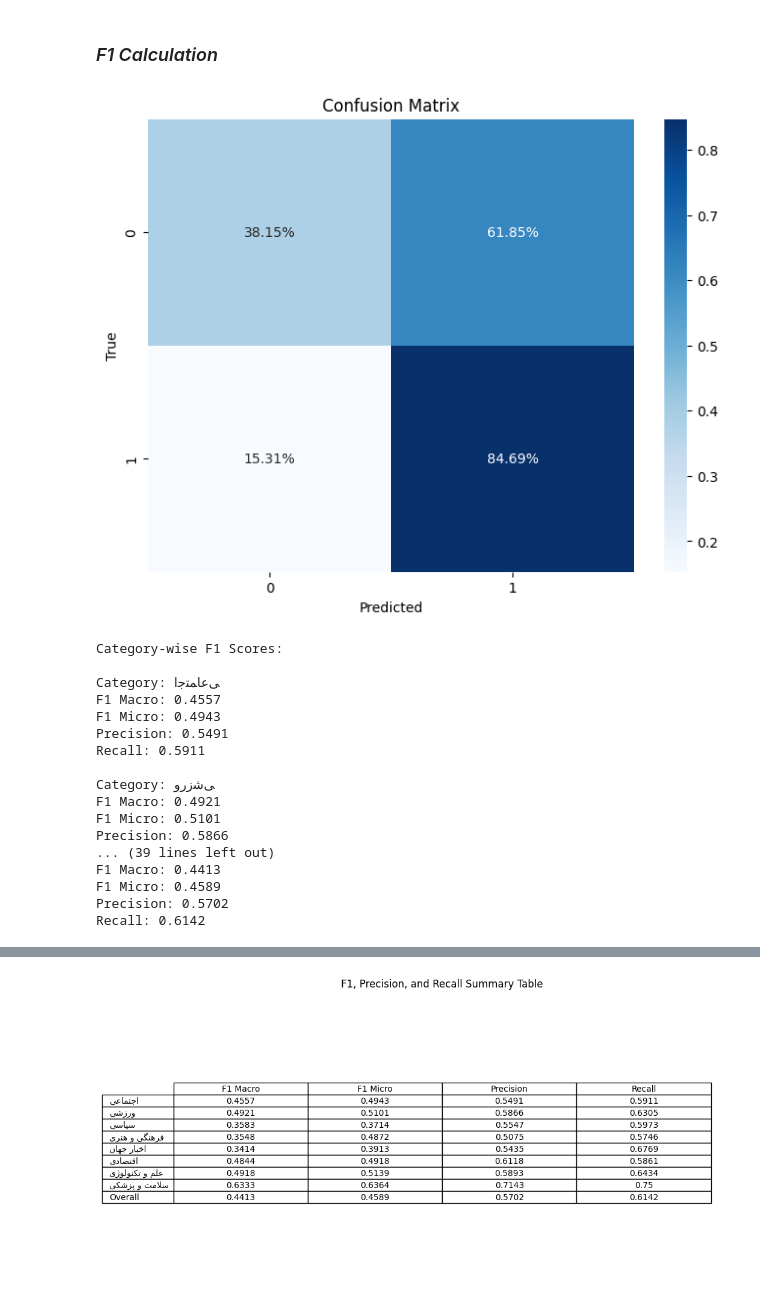
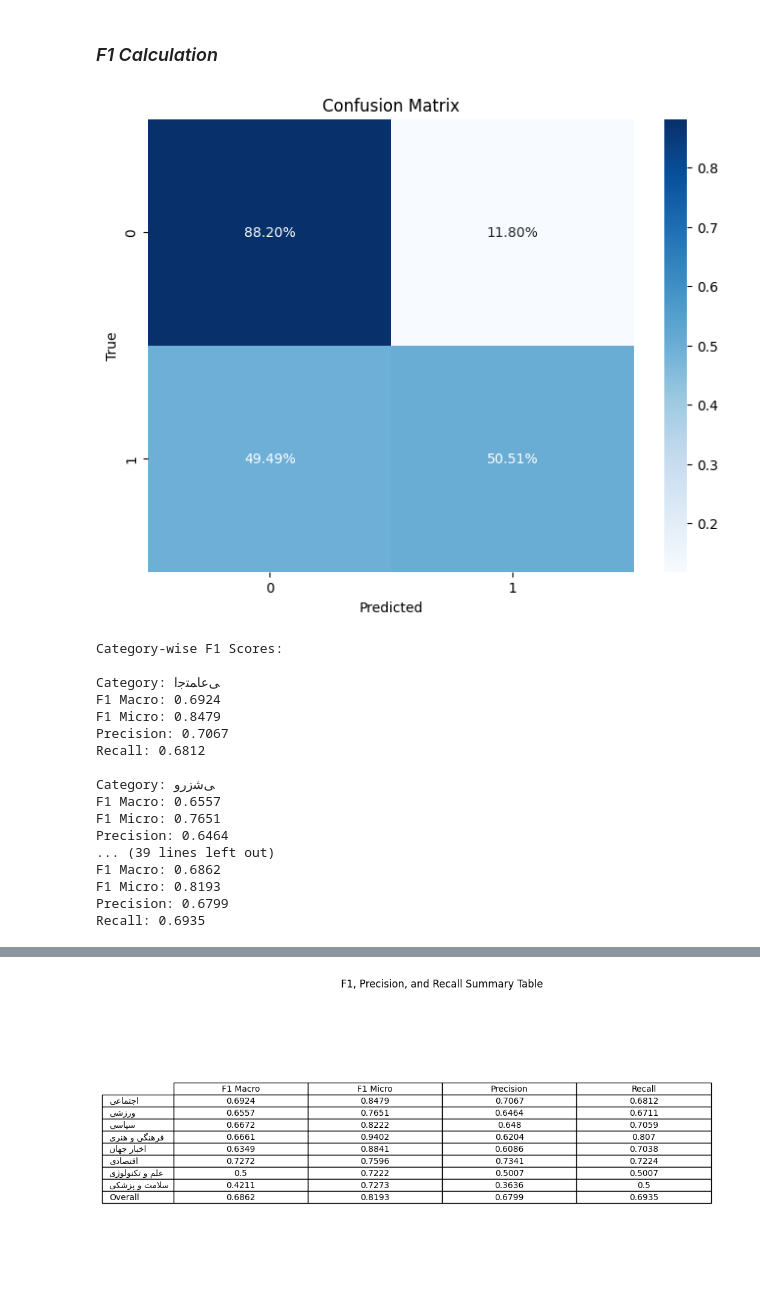
Before and after one commit to ShayanSalehi81/BachelorProject, a Jupyter notebook: Codes/Classification_report.ipynb, the cells around one changed output, grey strips where cells are left out. Drawn from its saved outputs; the diff is of its cells as text; code cells hidden in the pictures.

Commit message:
Update results

```diff
--- a/Codes/Classification_report.ipynb
+++ b/Codes/Classification_report.ipynb
@@ -21,9 +21,9 @@ def map_labels(x):
         return x
     return 0
 # %%
-aya_df = pd.read_csv('../Datasets/System_Prompt21_Results.csv')
+aya_df = pd.read_csv('../Datasets/System_Prompt18_Train_Data_Results.csv')
 # columns_to_evaluate = ['predicted_k_0', 'predicted_k_1', 'predicted_k_5', 'predicted_k_20', 'predicted_k_50']
-columns_to_evaluate = ['predicted_k_0']
+columns_to_evaluate = ['predicted_k_20']
 # %%
 aya_df.tail(5)
 # %% [output]
@@ -358,26 +358,26 @@ def calculate_f1_scores(df, col_true, col_pred=None, category_col='category'):
 # %%
 calculate_f1_scores(
     df=aya_df,
     col_true='real_tag',
-    col_pred='predicted_k_0',
+    col_pred='predicted_k_20',
     category_col='category'
 )
 # %% [output]
-[figure, old version]
+[figure, new version]
 Category-wise F1 Scores:
 
 Category: ﯽﻋﺎﻤﺘﺟﺍ
-F1 Macro: 0.4557
-F1 Micro: 0.4943
-Precision: 0.5491
-Recall: 0.5911
+F1 Macro: 0.6924
+F1 Micro: 0.8479
+Precision: 0.7067
+Recall: 0.6812
 
 Category: ﯽﺷﺯﺭﻭ
-F1 Macro: 0.4921
-F1 Micro: 0.5101
-Precision: 0.5866
+F1 Macro: 0.6557
+F1 Micro: 0.7651
+Precision: 0.6464
 ... (39 lines left out)
-F1 Macro: 0.4413
-F1 Micro: 0.4589
-Precision: 0.5702
-Recall: 0.6142
+F1 Macro: 0.6862
+F1 Micro: 0.8193
+Precision: 0.6799
+Recall: 0.6935
@@ -385 +385 @@ Recall: 0.6142
-[figure, old version]
+[figure, new version]
```
Also changed, not shown: parts of 7 cells of this notebook, 3 other files.
